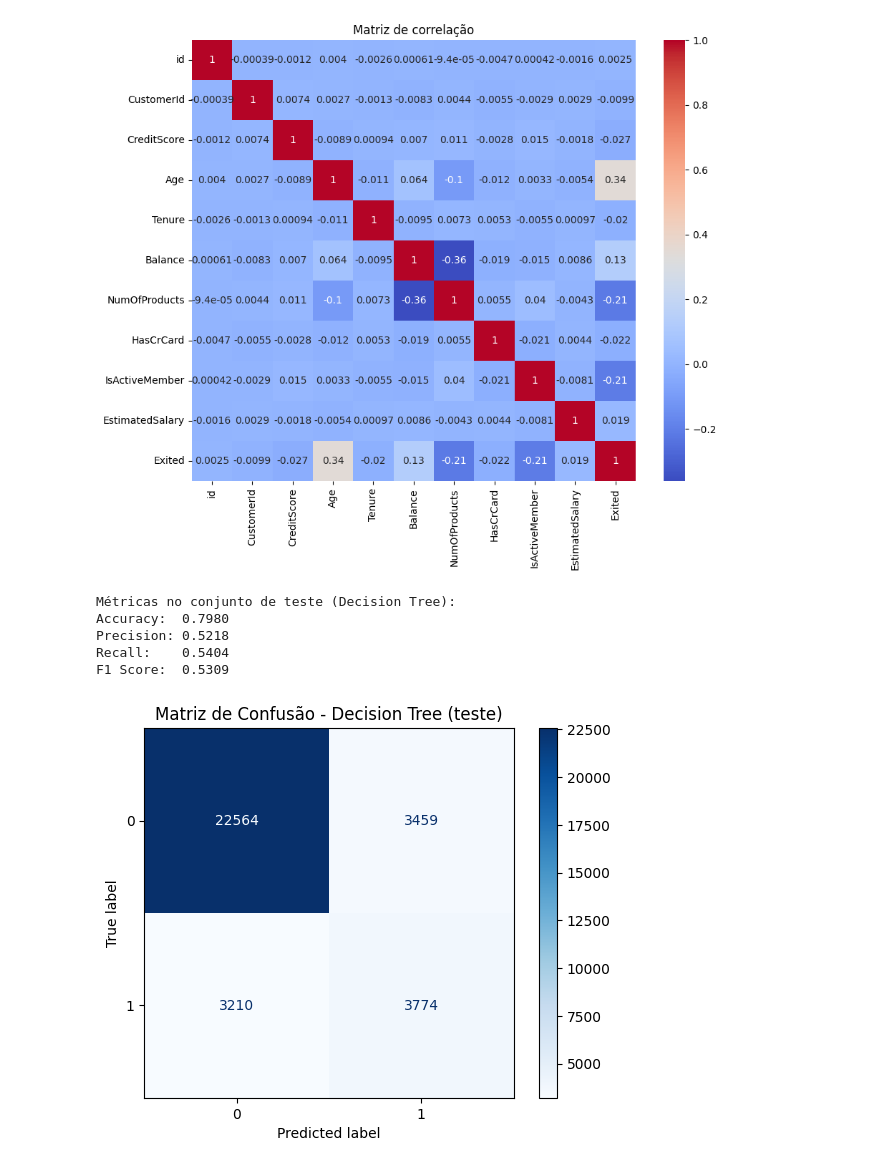
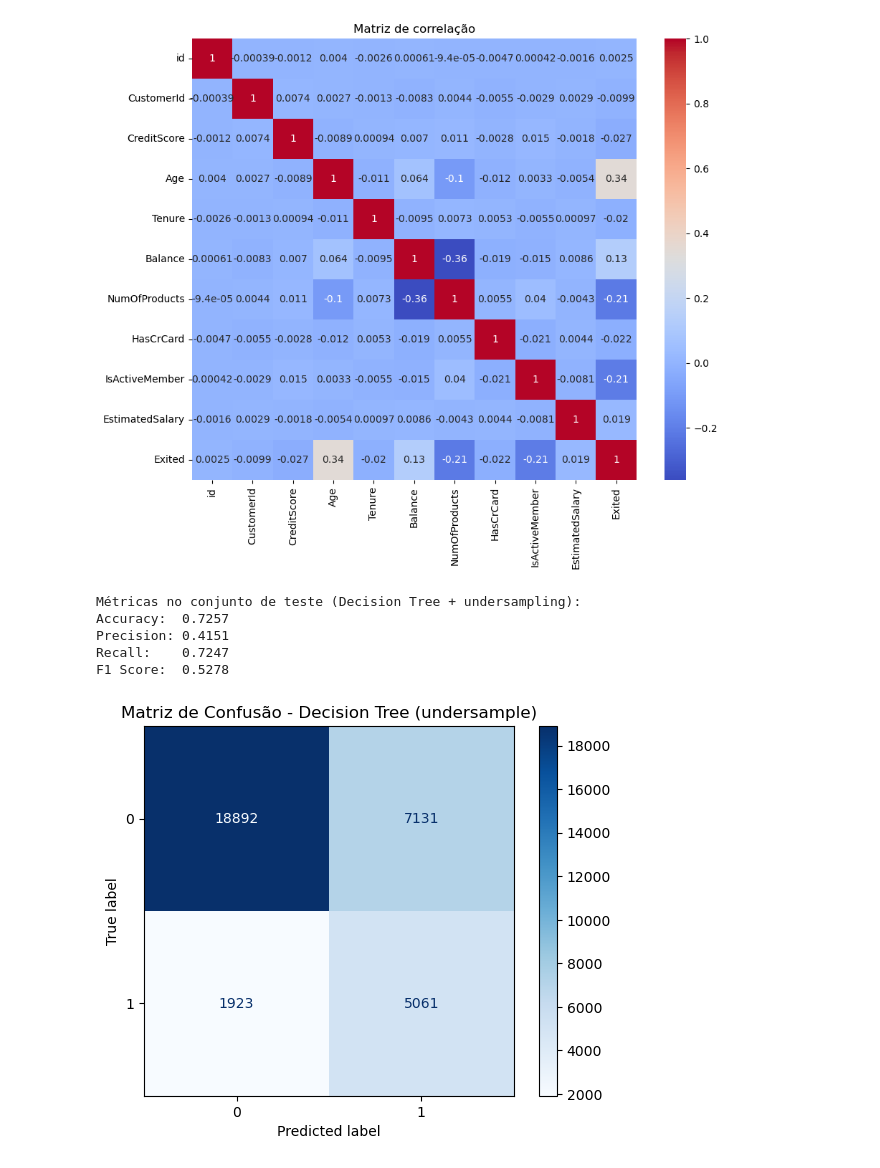
Before and after one commit to asilva1604/iart2-feup-2425, a Jupyter notebook: main.ipynb, the cells around one changed output. Drawn from its saved outputs; the diff is of its cells as text; code cells hidden in the pictures.

```diff
--- a/main.ipynb
+++ b/main.ipynb
@@ -163,37 +157,47 @@ preprocessor = ColumnTransformer([
 X_train_processed = preprocessor.fit_transform(X_train_bal)   # <-- usa treino balanceado
 X_test_processed  = preprocessor.transform(X_test)            # <-- teste original
 
 # 6. Treinar modelo Decision Tree
 model = DecisionTreeClassifier(random_state=42)
 model.fit(X_train_processed, y_train_bal)
 
 # 7. Avaliação
 y_pred_test = model.predict(X_test_processed)
 
 accuracy_test  = accuracy_score(y_test, y_pred_test)
 precision_test = precision_score(y_test, y_pred_test)
 recall_test    = recall_score(y_test, y_pred_test)
 f1_test        = f1_score(y_test, y_pred_test)
 cm_test        = confusion_matrix(y_test, y_pred_test)
 
+results = {}
+
+results["Decision Tree"] = {
+    "Accuracy": accuracy_test,
+    "Precision": precision_test,
+    "Recall": recall_test,
+    "F1 Score": f1_test,
+    "Confusion Matrix": cm_test
+}
+
 # 8. Resultados
 print("Métricas no conjunto de teste (Decision Tree + undersampling):")
 print(f"Accuracy:  {accuracy_test:.4f}")
 print(f"Precision: {precision_test:.4f}")
 print(f"Recall:    {recall_test:.4f}")
 print(f"F1 Score:  {f1_test:.4f}")
 
 disp_test = ConfusionMatrixDisplay(
     confusion_matrix=cm_test, display_labels=model.classes_
 )
 disp_test.plot(cmap="Blues")
 plt.title("Matriz de Confusão - Decision Tree (undersample)")
 plt.show()
 # %% [output]
-Métricas no conjunto de teste (Decision Tree):
-Accuracy:  0.7980
-Precision: 0.5218
-Recall:    0.5404
-F1 Score:  0.5309
+Métricas no conjunto de teste (Decision Tree + undersampling):
+Accuracy:  0.7257
+Precision: 0.4151
+Recall:    0.7247
+F1 Score:  0.5278
-[figure, old version]
+[figure, new version]
 # %%
```
Also changed, not shown: parts of 5 cells of this notebook.
